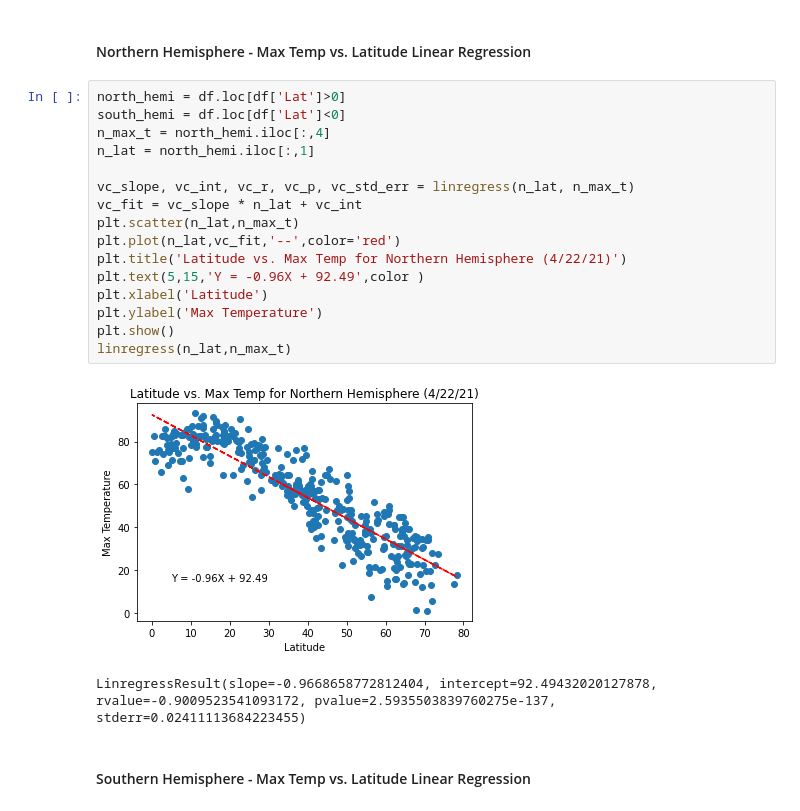
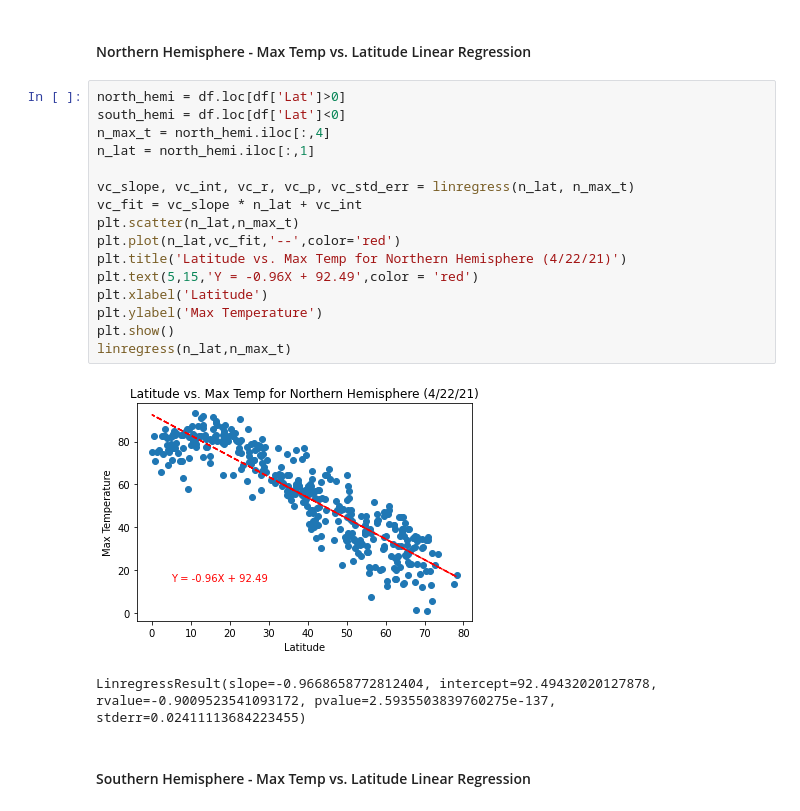
Before and after one commit to jconcha56429/python-api-challenge, a Jupyter notebook: WeatherPy/WeatherPy.ipynb, the cells around one changed output. Cells and saved outputs as stored; diff of their text form.

Commit message:
100% of graphs, formatting still needed

```diff
--- a/WeatherPy/WeatherPy.ipynb
+++ b/WeatherPy/WeatherPy.ipynb
@@ -266,21 +266,21 @@ response
 # %%
 north_hemi = df.loc[df['Lat']>0]
 south_hemi = df.loc[df['Lat']<0]
 n_max_t = north_hemi.iloc[:,4]
 n_lat = north_hemi.iloc[:,1]
 
 vc_slope, vc_int, vc_r, vc_p, vc_std_err = linregress(n_lat, n_max_t)
 vc_fit = vc_slope * n_lat + vc_int
 plt.scatter(n_lat,n_max_t)
 plt.plot(n_lat,vc_fit,'--',color='red')
 plt.title('Latitude vs. Max Temp for Northern Hemisphere (4/22/21)')
-plt.text(5,15,'Y = -0.96X + 92.49',color )
+plt.text(5,15,'Y = -0.96X + 92.49',color = 'red')
 plt.xlabel('Latitude')
 plt.ylabel('Max Temperature')
 plt.show()
 linregress(n_lat,n_max_t)
 # %% [output]
-[figure, old version]
+[figure, new version]
 LinregressResult(slope=-0.9668658772812404, intercept=92.49432020127878, rvalue=-0.9009523541093172, pvalue=2.5935503839760275e-137, stderr=0.02411113684223455)
 # %% [markdown]
 ####  Southern Hemisphere - Max Temp vs. Latitude Linear Regression
```
Also changed, not shown: parts of 7 cells of this notebook.
